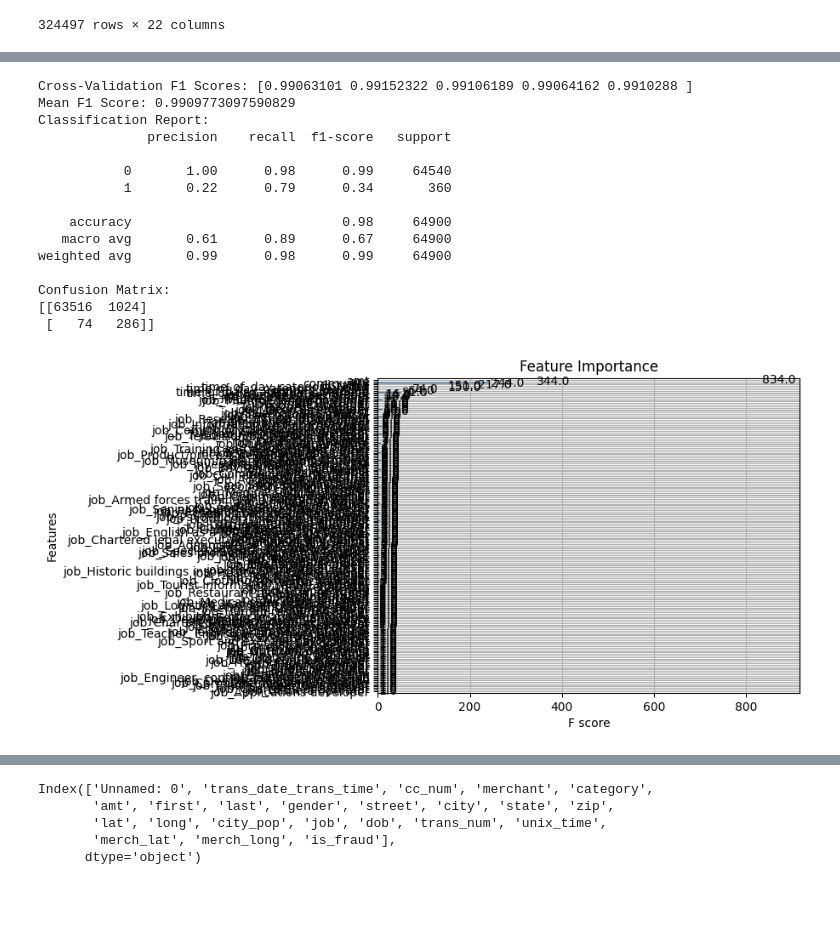
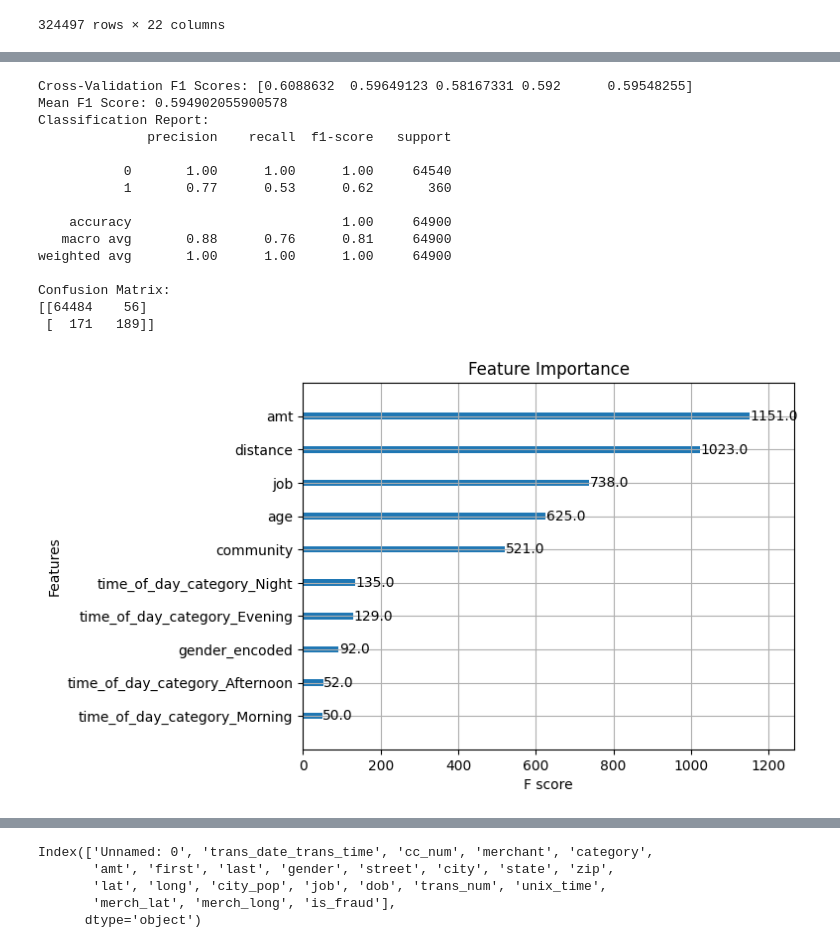
Before and after one commit to Dhaneshkp/GraphML, a Jupyter notebook: Fraud_xgb - Copy.ipynb, the cells around one changed output, grey strips where cells are left out. Drawn from its saved outputs; the diff is of its cells as text; code cells hidden in the pictures; blank space fills up the shorter version.

```diff
--- a/Fraud_xgb - Copy.ipynb
+++ b/Fraud_xgb - Copy.ipynb
@@ -424,64 +424,59 @@ train_df['gender_encoded'] = le.fit_transform(train_df['gender'])
 X =  train_df[['amt', 'distance', 'age', 'gender_encoded','community','time_of_day_category','job']]#'predicted_labels'
 y = train_df['is_fraud']
 # %%
-from imblearn.over_sampling import SMOTE
 from sklearn.model_selection import train_test_split, cross_val_score, StratifiedKFold
 from sklearn.metrics import classification_report, confusion_matrix
 import xgboost as xgb
 import matplotlib.pyplot as plt
+import pandas as pd
 
 # One-hot encode categorical features
-X_encoded = pd.get_dummies(X, columns=[ 'time_of_day_category', 'job'])
+X_encoded = pd.get_dummies(X, columns=['time_of_day_category'])#, 'job'])
 features = ['gender_encoded', 'community']
 for col in features:
     X_encoded[col] = X_encoded[col].astype('int')
+
 # Split the data
 X_train, X_val, y_train, y_val = train_test_split(X_encoded, y, test_size=0.2, random_state=42)
 
-# Initialize SMOTE
-smote = SMOTE(random_state=42)
-
-# Apply SMOTE to the training data
-X_train_balanced, y_train_balanced = smote.fit_resample(X_train, y_train)
-
 # Initialize the XGBoost model
-model = xgb.XGBClassifier(random_state=42)
+model = xgb.XGBClassifier(random_state=42,enable_categorical=True)
 
 # Perform cross-validation
 cv = StratifiedKFold(n_splits=5, shuffle=True, random_state=42)
-scores = cross_val_score(model, X_train_balanced, y_train_balanced, cv=cv, scoring='f1')
+scores = cross_val_score(model, X_train, y_train, cv=cv, scoring='f1')
 
 print(f"Cross-Validation F1 Scores: {scores}")
 print(f"Mean F1 Score: {scores.mean()}")
 
-# Train the model on the balanced training data
-model.fit(X_train_balanced, y_train_balanced)
+# Train the model on the training data
+model.fit(X_train, y_train)
 
 # Predict on the validation set
 y_val_pred = model.predict(X_val)
 
 # Evaluate the model
 print(f"Classification Report:\n{classification_report(y_val, y_val_pred)}")
 print(f"Confusion Matrix:\n{confusion_matrix(y_val, y_val_pred)}")
 
 # Plot feature importance
 xgb.plot_importance(model)
 plt.title('Feature Importance')
 plt.show()
 # %% [output]
-Cross-Validation F1 Scores: [0.99063101 0.99152322 0.99106189 0.99064162 0.9910288 ]
-Mean F1 Score: 0.9909773097590829
+Cross-Validation F1 Scores: [0.6088632  0.59649123 0.58167331 0.592      0.59548255]
+Mean F1 Score: 0.594902055900578
 Classification Report:
               precision    recall  f1-score   support
 
-           0       1.00      0.98      0.99     64540
-           1       0.22      0.79      0.34       360
+           0       1.00      1.00      1.00     64540
+           1       0.77      0.53      0.62       360
 
-    accuracy                           0.98     64900
-   macro avg       0.61      0.89      0.67     64900
-weighted avg       0.99      0.98      0.99     64900
+    accuracy                           1.00     64900
+   macro avg       0.88      0.76      0.81     64900
+weighted avg       1.00      1.00      1.00     64900
 
 Confusion Matrix:
-[[63516  1024]
- [   74   286]]
+[[64484    56]
+ [  171   189]]
-[figure, old version]
+[figure, new version]
```
Also changed, not shown: parts of 9 cells of this notebook.
